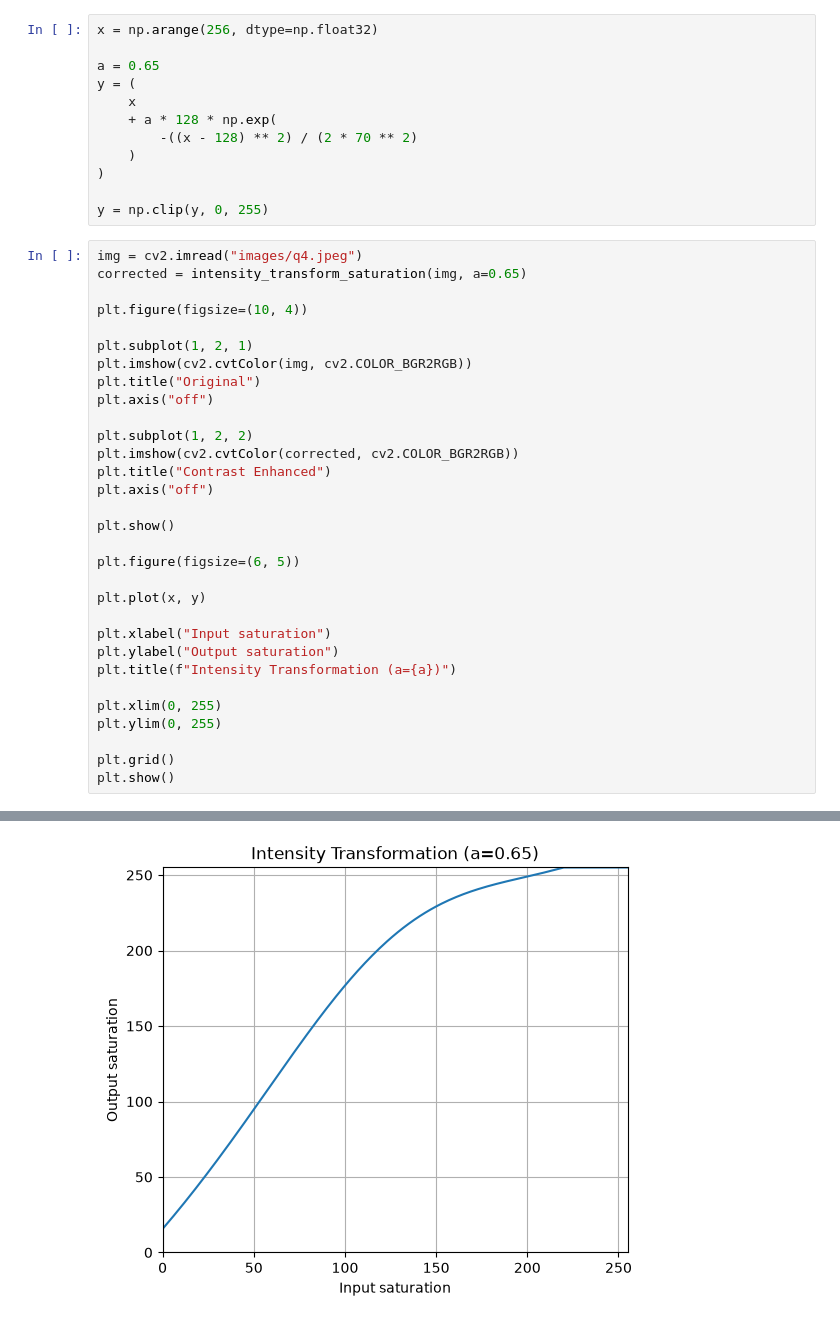
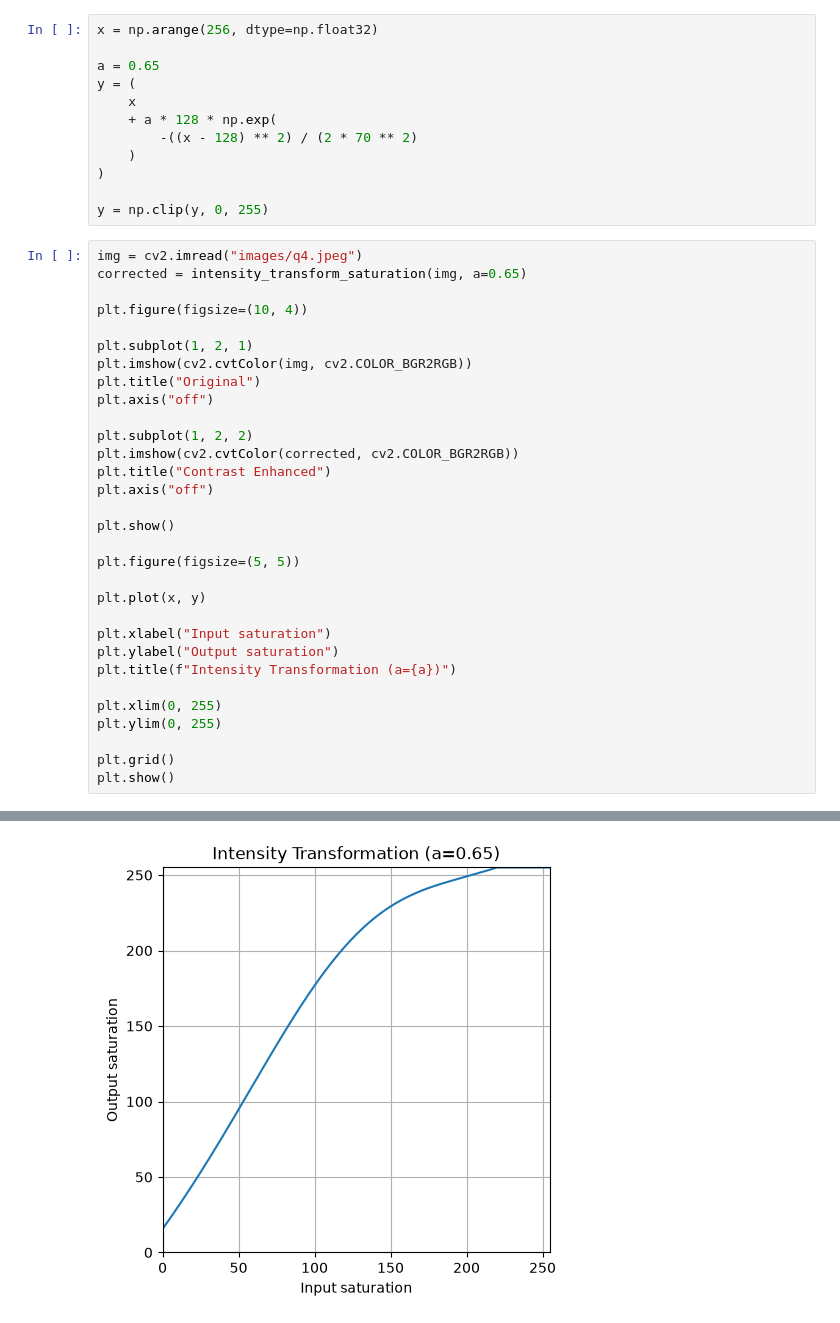
Before and after one commit to rus1ru/EN3160_Assignment_1, a Jupyter notebook: assignment_01.ipynb, the cells around one changed output, grey strips where cells are left out. Cells and saved outputs as stored; diff of their text form.

```diff
--- a/assignment_01.ipynb
+++ b/assignment_01.ipynb
@@ -263,32 +263,32 @@ img = cv2.imread("images/q4.jpeg")
 corrected = intensity_transform_saturation(img, a=0.65)
 
 plt.figure(figsize=(10, 4))
 
 plt.subplot(1, 2, 1)
 plt.imshow(cv2.cvtColor(img, cv2.COLOR_BGR2RGB))
 plt.title("Original")
 plt.axis("off")
 
 plt.subplot(1, 2, 2)
 plt.imshow(cv2.cvtColor(corrected, cv2.COLOR_BGR2RGB))
 plt.title("Contrast Enhanced")
 plt.axis("off")
 
 plt.show()
 
-plt.figure(figsize=(6, 5))
+plt.figure(figsize=(5, 5))
 
 plt.plot(x, y)
 
 plt.xlabel("Input saturation")
 plt.ylabel("Output saturation")
 plt.title(f"Intensity Transformation (a={a})")
 
 plt.xlim(0, 255)
 plt.ylim(0, 255)
 
 plt.grid()
 plt.show()
 # %% [output]
 [figure]
-[figure, old version]
+[figure, new version]
```
Also changed, not shown: parts of 6 cells of this notebook.
